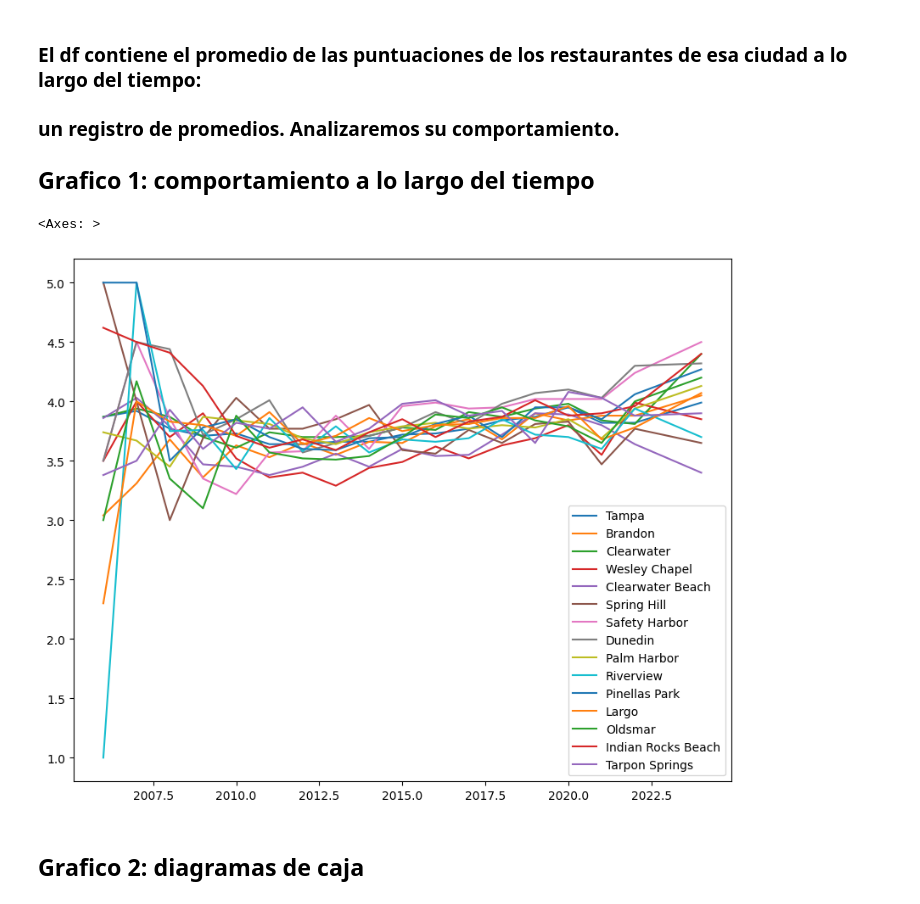
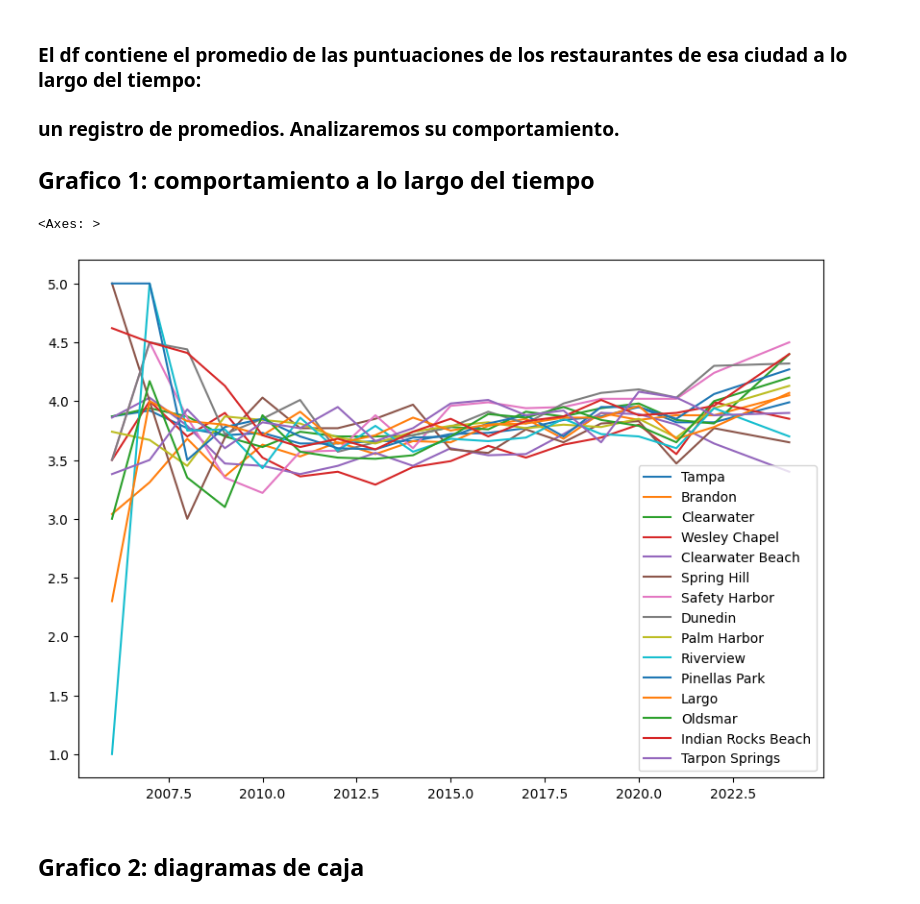
Before and after one commit to MyriamRengifo/proyecto_final, a Jupyter notebook: Data Analysis/EDA_KPI_LuisMata.ipynb, the cells around one changed output. Drawn from its saved outputs; the diff is of its cells as text; code cells hidden in the pictures.

```diff
--- a/Data Analysis/EDA_KPI_LuisMata.ipynb
+++ b/Data Analysis/EDA_KPI_LuisMata.ipynb
@@ -382,10 +382,10 @@ kpi2_df
 
 ## **Grafico 1:** comportamiento a lo largo del tiempo
 # %%
-kpi2_df.plot(figsize=(10,8))
+kpi2_df.plot(figsize=(10,7))
 # %% [output]
 <Axes: >
-[figure, old version]
+[figure, new version]
 # %% [markdown]
 ## **Grafico 2:** diagramas de caja
 # %%
```
Also changed, not shown: parts of 53 cells of this notebook.
